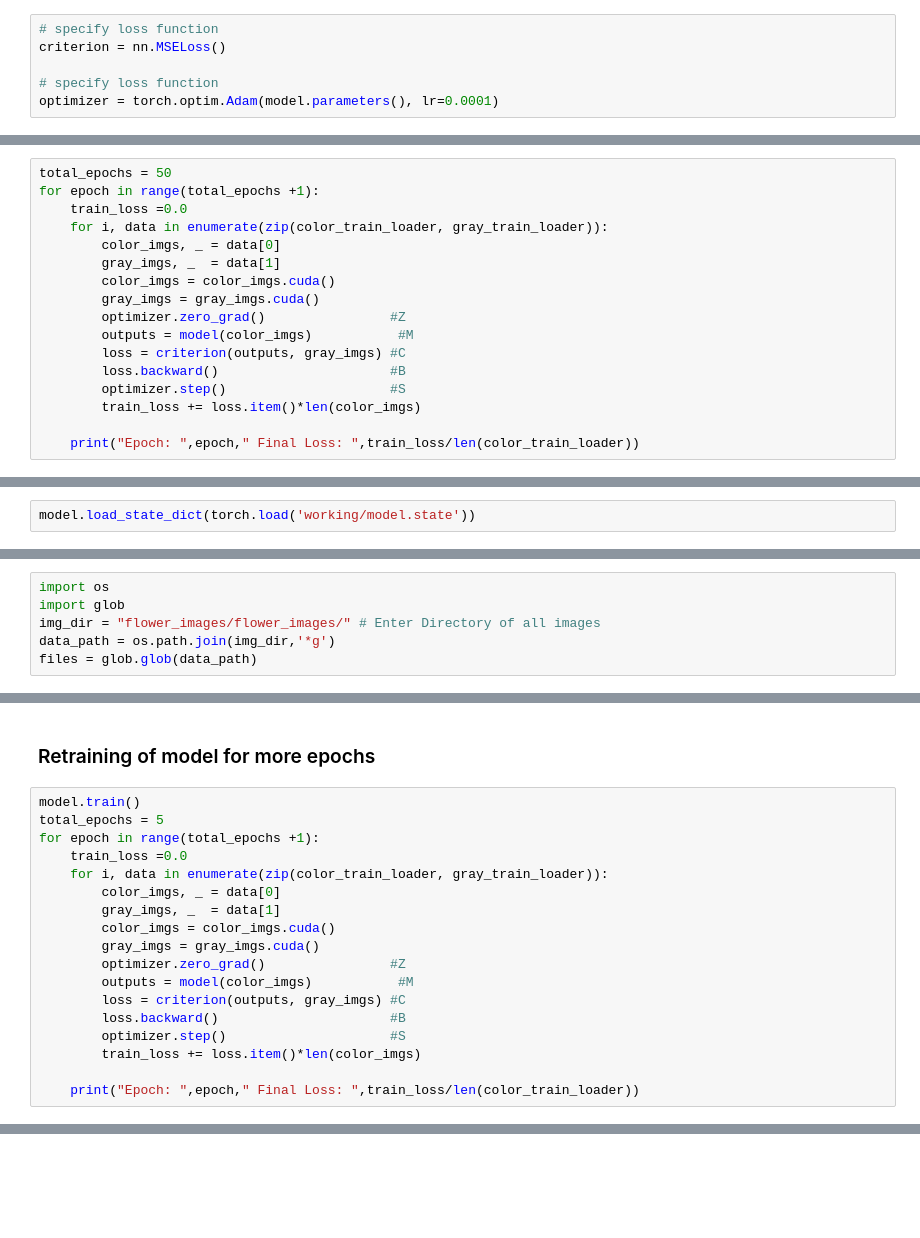
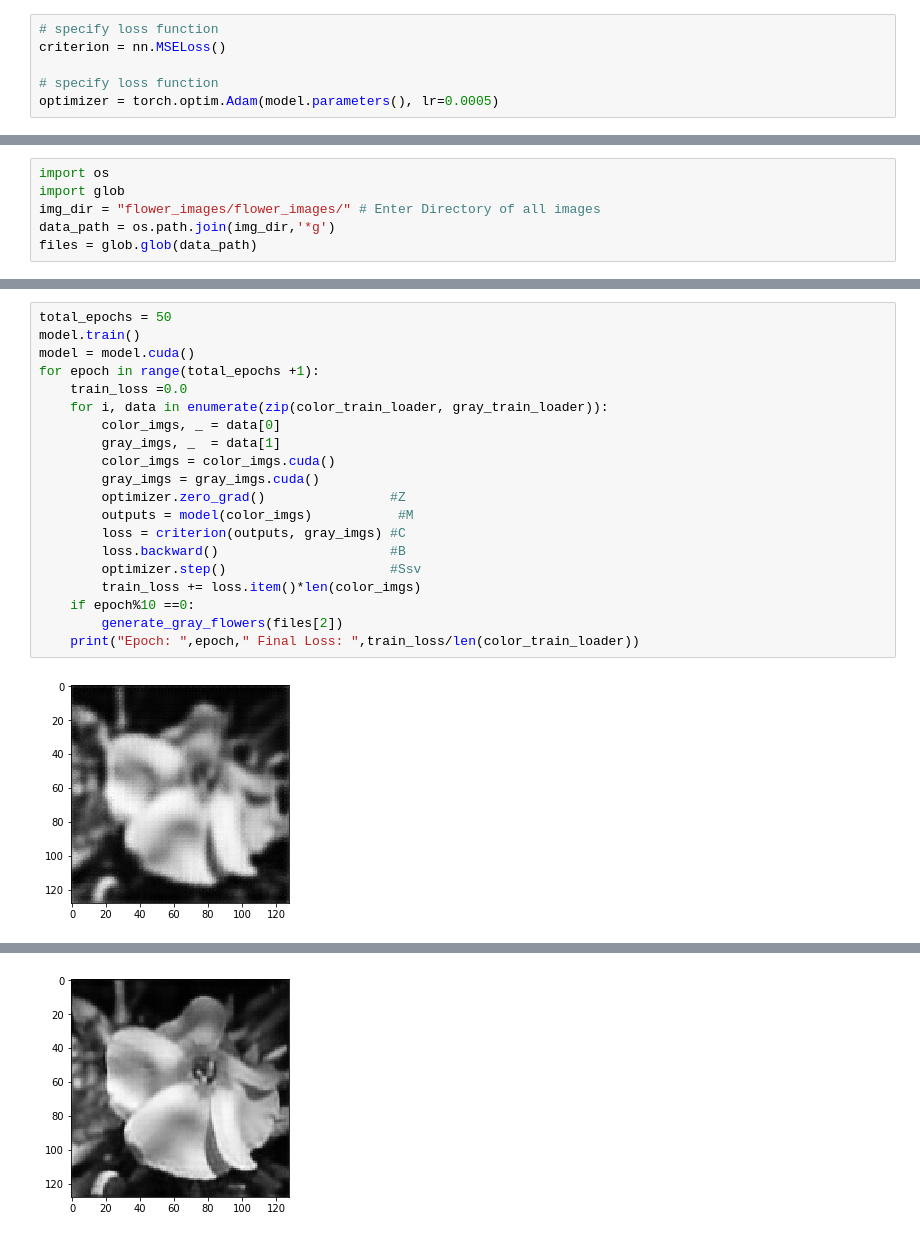
Before and after one commit to we4ai/AutoEncoders, a Jupyter notebook: RGB-GrayAutoEncoder.ipynb, the cells around one changed output, grey strips where cells are left out. Cells and saved outputs as stored; diff of their text form; blank space fills up the shorter version.

```diff
--- a/RGB-GrayAutoEncoder.ipynb
+++ b/RGB-GrayAutoEncoder.ipynb
@@ -102,4 +79,4 @@ FlowerAutoEncoder(
 criterion = nn.MSELoss()
 
 # specify loss function
-optimizer = torch.optim.Adam(model.parameters(), lr=0.0001)
+optimizer = torch.optim.Adam(model.parameters(), lr=0.0005)
@@ -145,17 +99,0 @@ FlowerAutoEncoder(
-# %%
-total_epochs = 50
-for epoch in range(total_epochs +1):
-    train_loss =0.0
-    for i, data in enumerate(zip(color_train_loader, gray_train_loader)):
-        color_imgs, _ = data[0]
-        gray_imgs, _  = data[1]
-        color_imgs = color_imgs.cuda()
-        gray_imgs = gray_imgs.cuda()
-        optimizer.zero_grad()                #Z
-        outputs = model(color_imgs)           #M
-        loss = criterion(outputs, gray_imgs) #C
-        loss.backward()                      #B
-        optimizer.step()                     #S
-        train_loss += loss.item()*len(color_imgs)
-
-    print("Epoch: ",epoch," Final Loss: ",train_loss/len(color_train_loader))
@@ -182,2 +99,0 @@ torch.save(model.state_dict(), 'working/model.state')
-# %%
-model.load_state_dict(torch.load('working/model.state'))
@@ -225,21 +129,22 @@ plt.imshow(img)
-# %% [markdown]
-### Retraining of model for more epochs
 # %%
+total_epochs = 50
 model.train()
-total_epochs = 5
+model = model.cuda()
 for epoch in range(total_epochs +1):
     train_loss =0.0
     for i, data in enumerate(zip(color_train_loader, gray_train_loader)):
         color_imgs, _ = data[0]
         gray_imgs, _  = data[1]
         color_imgs = color_imgs.cuda()
         gray_imgs = gray_imgs.cuda()
         optimizer.zero_grad()                #Z
         outputs = model(color_imgs)           #M
         loss = criterion(outputs, gray_imgs) #C
         loss.backward()                      #B
-        optimizer.step()                     #S
+        optimizer.step()                     #Ssv
         train_loss += loss.item()*len(color_imgs)
-
+    if epoch%10 ==0:
+        generate_gray_flowers(files[2])
     print("Epoch: ",epoch," Final Loss: ",train_loss/len(color_train_loader))
 # %% [output]
+[figure, added]
@@ -251,0 +161 @@ Epoch:  5  Final Loss:  0.1862898602950991
+[figure, added]
```
Also changed, not shown: parts of 29 cells of this notebook.
